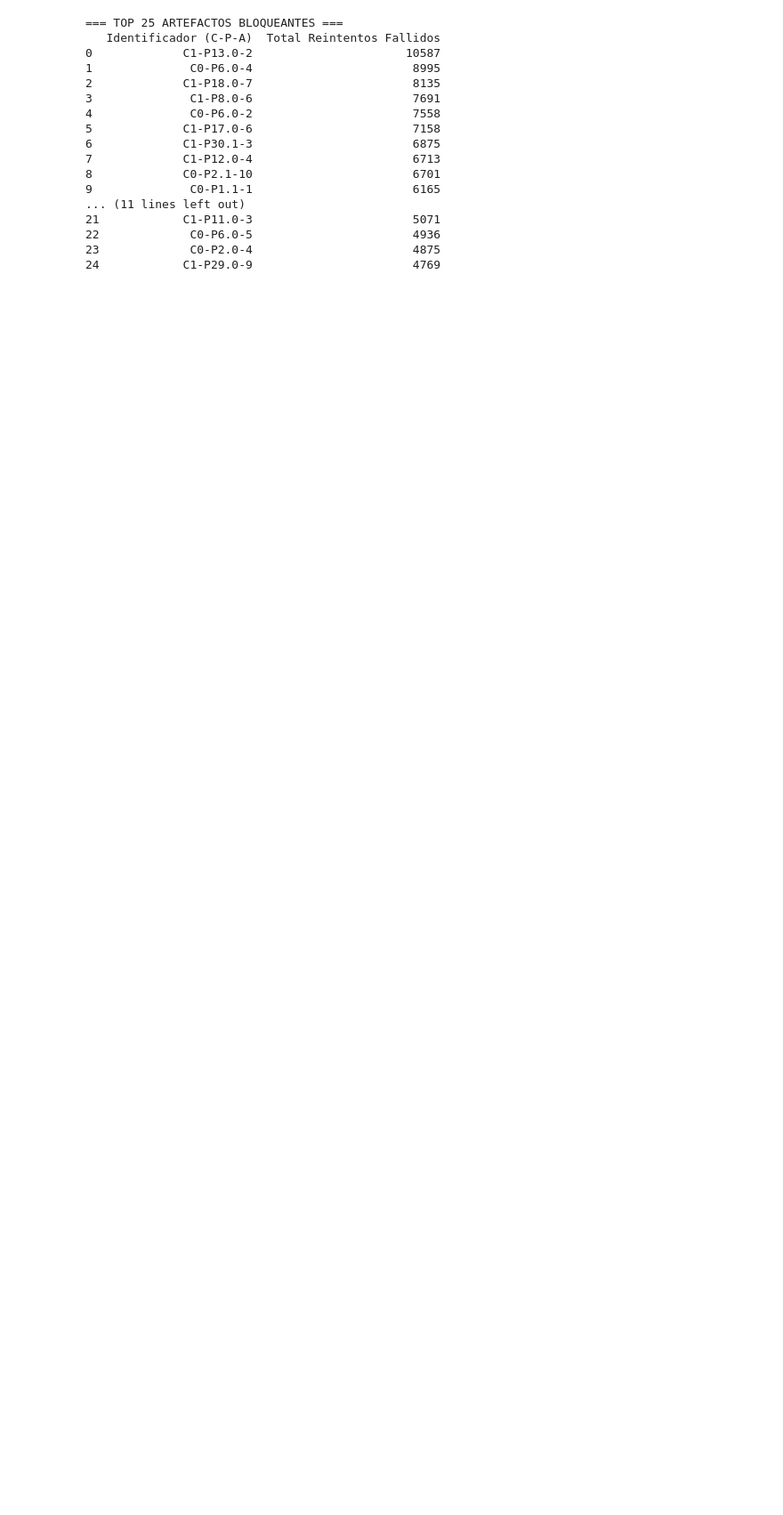
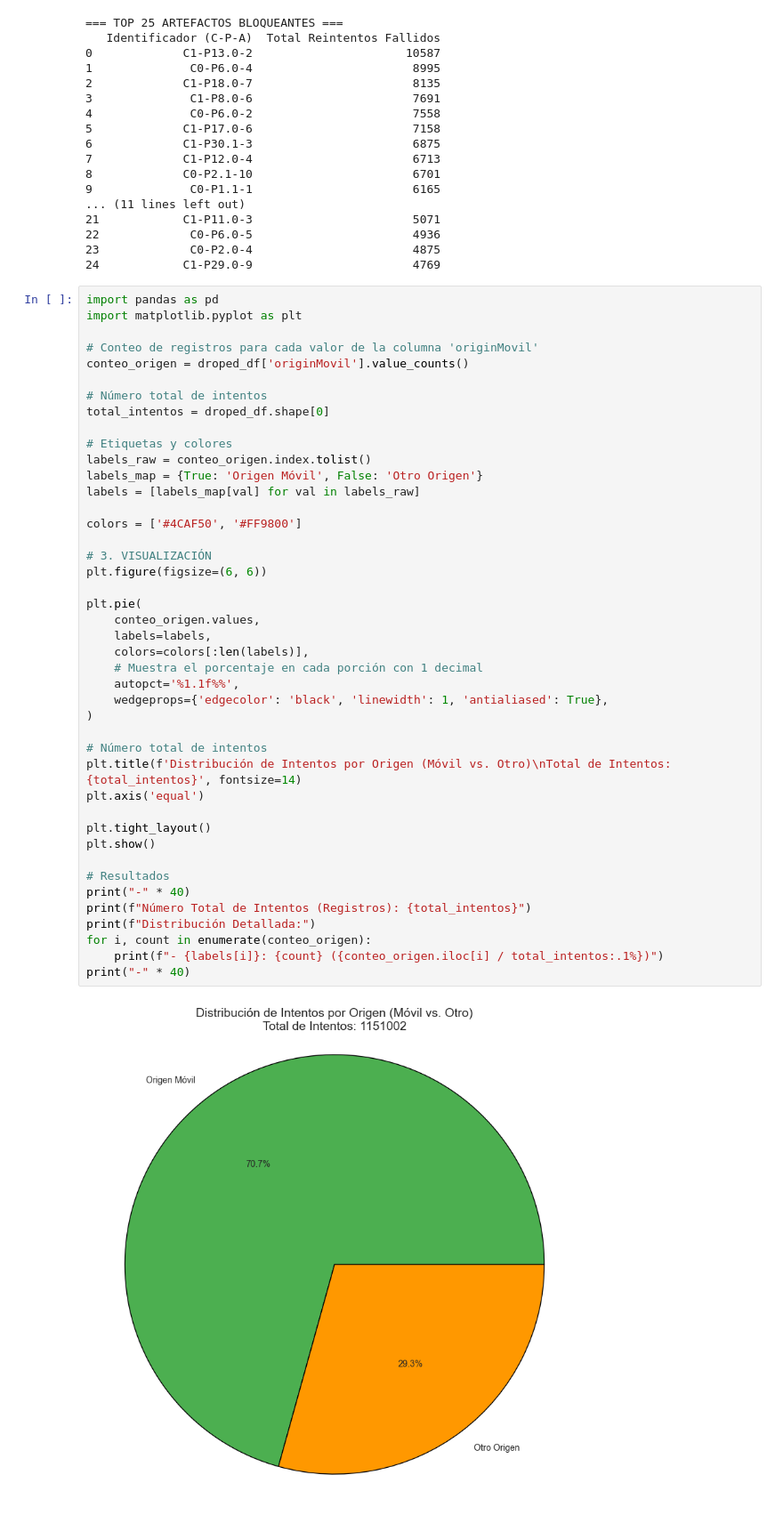
Before and after one commit to freddygl3/CienciaDatos, a Jupyter notebook: Fragateando2.ipynb, the cells around one changed output. Shown at 89% size. Saved outputs shown, nothing was run; the diff lists cells and outputs as text; blank space fills up the shorter version.

Commit message:
grafico de origenMovil añadido

```diff
--- a/Fragateando2.ipynb
+++ b/Fragateando2.ipynb
@@ -751,3 +758,48 @@ print(final_list)
 22             C0-P6.0-5                       4936
 23             C0-P2.0-4                       4875
 24            C1-P29.0-9                       4769
+# %%
+import pandas as pd
+import matplotlib.pyplot as plt
+
+# Conteo de registros para cada valor de la columna 'originMovil'
+conteo_origen = droped_df['originMovil'].value_counts()
+
+# Número total de intentos
+total_intentos = droped_df.shape[0]
+
+# Etiquetas y colores
+labels_raw = conteo_origen.index.tolist()
+labels_map = {True: 'Origen Móvil', False: 'Otro Origen'}
+labels = [labels_map[val] for val in labels_raw]
+
+colors = ['#4CAF50', '#FF9800']
+
+# 3. VISUALIZACIÓN
+plt.figure(figsize=(6, 6))
+
+plt.pie(
+    conteo_origen.values,
+    labels=labels,
+    colors=colors[:len(labels)],
+    # Muestra el porcentaje en cada porción con 1 decimal
+    autopct='%1.1f%%',
+    wedgeprops={'edgecolor': 'black', 'linewidth': 1, 'antialiased': True},
+)
+
+# Número total de intentos
+plt.title(f'Distribución de Intentos por Origen (Móvil vs. Otro)\nTotal de Intentos: {total_intentos}', fontsize=14)
+plt.axis('equal')
+
+plt.tight_layout()
+plt.show()
+
+# Resultados
+print("-" * 40)
+print(f"Número Total de Intentos (Registros): {total_intentos}")
+print(f"Distribución Detallada:")
+for i, count in enumerate(conteo_origen):
+    print(f"- {labels[i]}: {count} ({conteo_origen.iloc[i] / total_intentos:.1%})")
+print("-" * 40)
+# %% [output]
+[figure, added]
```
Also changed, not shown: parts of 3 cells of this notebook, 1 other file.
